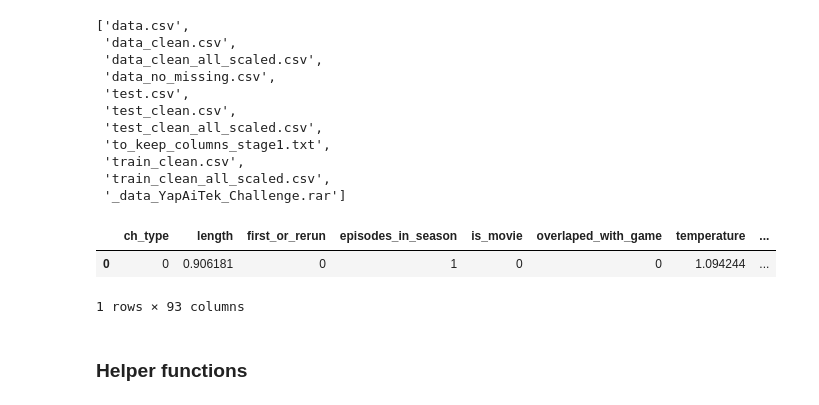
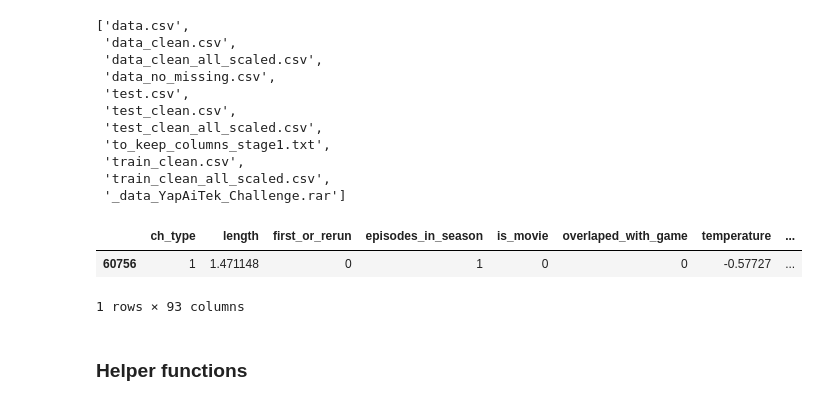
Before and after one commit to Carbonrun/YapAiTek_Challenge, a Jupyter notebook: 2.3_MS_Dim-Reduction.ipynb, the cells around one changed output. Drawn from its saved outputs; the diff is of its cells as text; code cells hidden in the pictures.

```diff
--- a/2.3_MS_Dim-Reduction.ipynb
+++ b/2.3_MS_Dim-Reduction.ipynb
@@ -50,12 +50,13 @@ os.listdir(data_dir)
  'train_clean_all_scaled.csv',
  '_data_YapAiTek_Challenge.rar']
 # %%
-# load the training set
+# load the training set and shuffle it
 train_set = pd.read_csv(train_data_fp)
+train_set = train_set.sample(frac=1)
 train_set.head(1)
 # %% [output]
 |  | ch_type | length | first_or_rerun | episodes_in_season | is_movie | overlaped_with_game | temperature | ... |
-| 0 | 0 | 0.906181 | 0 | 1 | 0 | 0 | 1.094244 | ... |
+| 60756 | 1 | 1.471148 | 0 | 1 | 0 | 0 | -0.57727 | ... |
 1 rows × 93 columns
 # %%
 # cut the dependant variable(s) form training set
```
Also changed, not shown: parts of 34 cells of this notebook.
